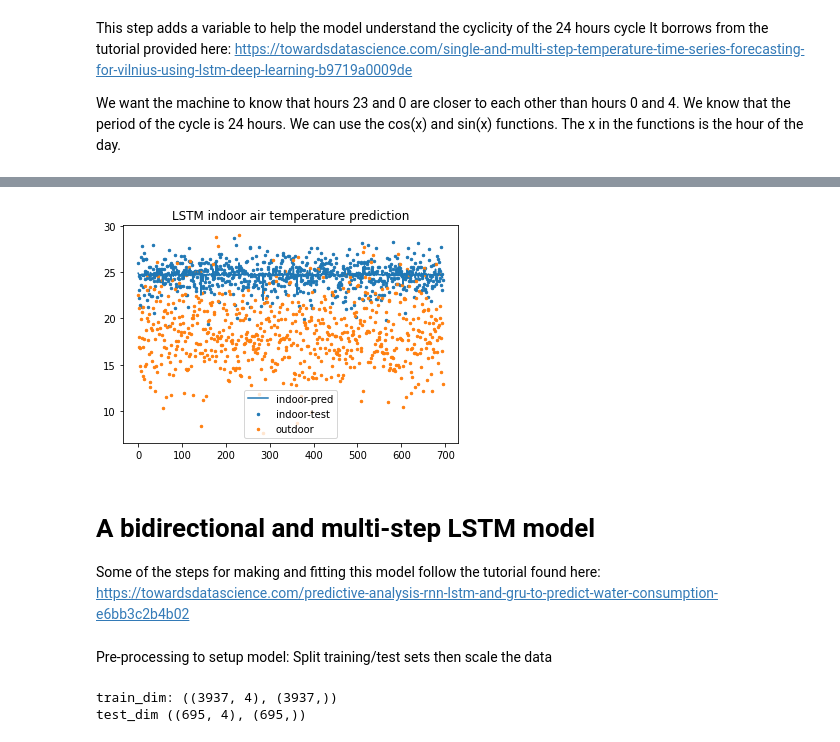
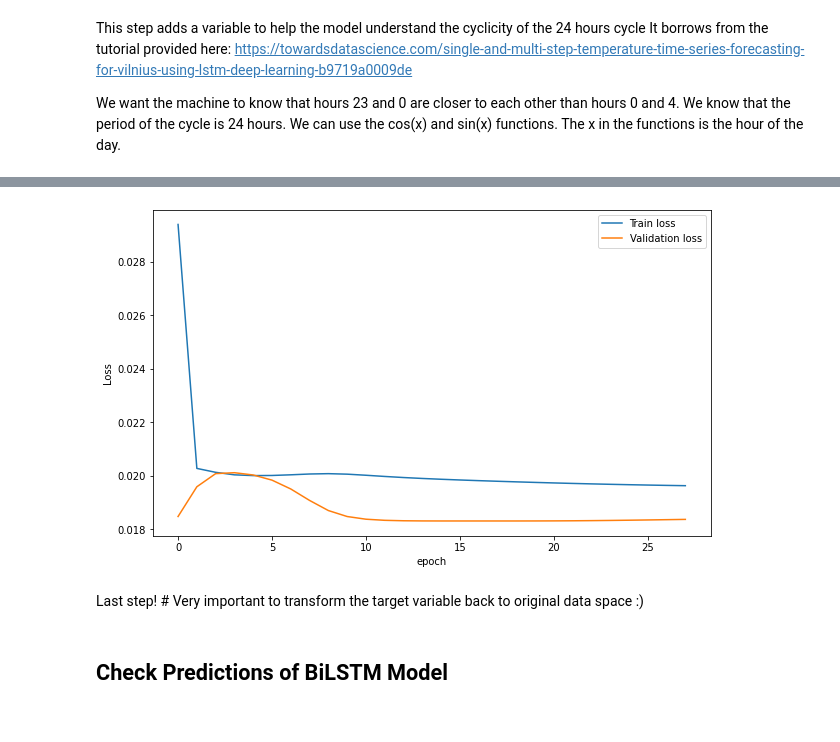
Before and after one commit to DonnaVakalis/forecasting-MRT-gap, a Jupyter notebook: model/model_BiLSTM.ipynb, the cells around one changed output, grey strips where cells are left out. Saved outputs shown, nothing was run; the diff lists cells and outputs as text; code cells hidden in the pictures.

```diff
--- a/model/model_BiLSTM.ipynb
+++ b/model/model_BiLSTM.ipynb
@@ -39,4 +41,5 @@ Details about methods from this project can be found here: Rysanek, A., Nuttall,
 # Point to the folder for this project (forecasting-MRT-gap/data)
 drive.mount('/content/gdrive')
 DATA_PATH = "/content/gdrive/My Drive/Colab Notebooks/forecasting-MRT-gap/data"
+FIGURES_PATH = "/content/gdrive/My Drive/Colab Notebooks/forecasting-MRT-gap/figures"
 # %% [output]
@@ -243,8 +307,0 @@ X after: (4632, 1, 1) y: (4632, 1)
-# %%
-# Define
-model = Sequential()
-model.add(LSTM(64, input_shape=in_dim, activation="relu"))
-model.add(Dense(out_dim))
-model.compile(loss="mse", optimizer="adam")
-
-model.summary()
@@ -264,4 +307,0 @@ _________________________________________________________________
-# %%
-# Fit using the training set
-
-model.fit(xtrain, ytrain, epochs=100, batch_size=12, verbose=0)
@@ -280,34 +308,28 @@ Y MSE:2.2183
-# %%
-# Visualize Results
-
-x_ax = range(len(xtest))
-plt.title("LSTM indoor air temperature prediction")
-plt.scatter(x_ax, ytest[:,0],  s=6, label="indoor-test")
-plt.plot(x_ax, ypred[:,0], label="indoor-pred")
-plt.scatter(x_ax, xtest[:,0],  s=6, label="outdoor")
-
-plt.legend()
-plt.show()
-# %% [output]
-[figure, removed]
-# %% [markdown]
-# A bidirectional and multi-step LSTM model
-
-Some of the steps for making and fitting this model follow the tutorial found here:
-https://towardsdatascience.com/predictive-analysis-rnn-lstm-and-gru-to-predict-water-consumption-e6bb3c2b4b02
-# %% [markdown]
-Pre-processing to setup model: Split training/test sets then scale the data
-# %%
-x = df_all_X.copy().to_numpy()
-y = df_all_Y.copy().to_numpy()
-
-# split the data into the train and test parts.
-xtrain, xtest, ytrain, ytest = train_test_split(x, y, test_size= 0.15)
-
-train_dim = (xtrain.shape, ytrain.shape)
-test_dim = (xtest.shape, ytest.shape)
-print("train_dim:", train_dim)
-print("test_dim", test_dim)
-# %% [output]
-train_dim: ((3937, 4), (3937,))
-test_dim ((695, 4), (695,))
+# %%
+# 100 epoch and batch_size = 32
+# early stop to stop training when "val_loss" has not improved after 10 epochs (patience = 10) to decrease risk of overfitting
+def fit_model(model):
+    early_stop = keras.callbacks.EarlyStopping(monitor = 'val_loss',
+                                               patience = 10)
+    # shuffle = False because the order of the data matters
+    # use 20% of train data as validation data
+    history = model.fit(X_train, y_train, epochs = 100, validation_split = 0.2,
+                    batch_size = 32, shuffle = False, callbacks = [early_stop])
+    return history
+
+history= fit_model(model_bilstm)
+# %%
+# Visualize the training loss versus validation loss
+plt.figure(figsize = (10, 6))
+plt.plot(history.history['loss'])
+plt.plot(history.history['val_loss'])
+
+plt.ylabel('Loss')
+plt.xlabel('epoch')
+plt.legend(['Train loss', 'Validation loss'], loc='upper right')
+plt.savefig(FIGURES_PATH + 'BiLSTM_loss_plot' +'.jpg', format='jpg', dpi=1000)
+plt.show()
+# %% [output]
+[figure, added]
+# %% [markdown]
+Last step! # Very important to transform the target variable back to original data space :)
@@ -313,0 +339,2 @@ test_dim ((695, 4), (695,))
+# %% [markdown]
+## Check Predictions of BiLSTM Model
```
Also changed, not shown: parts of 20 cells of this notebook.
